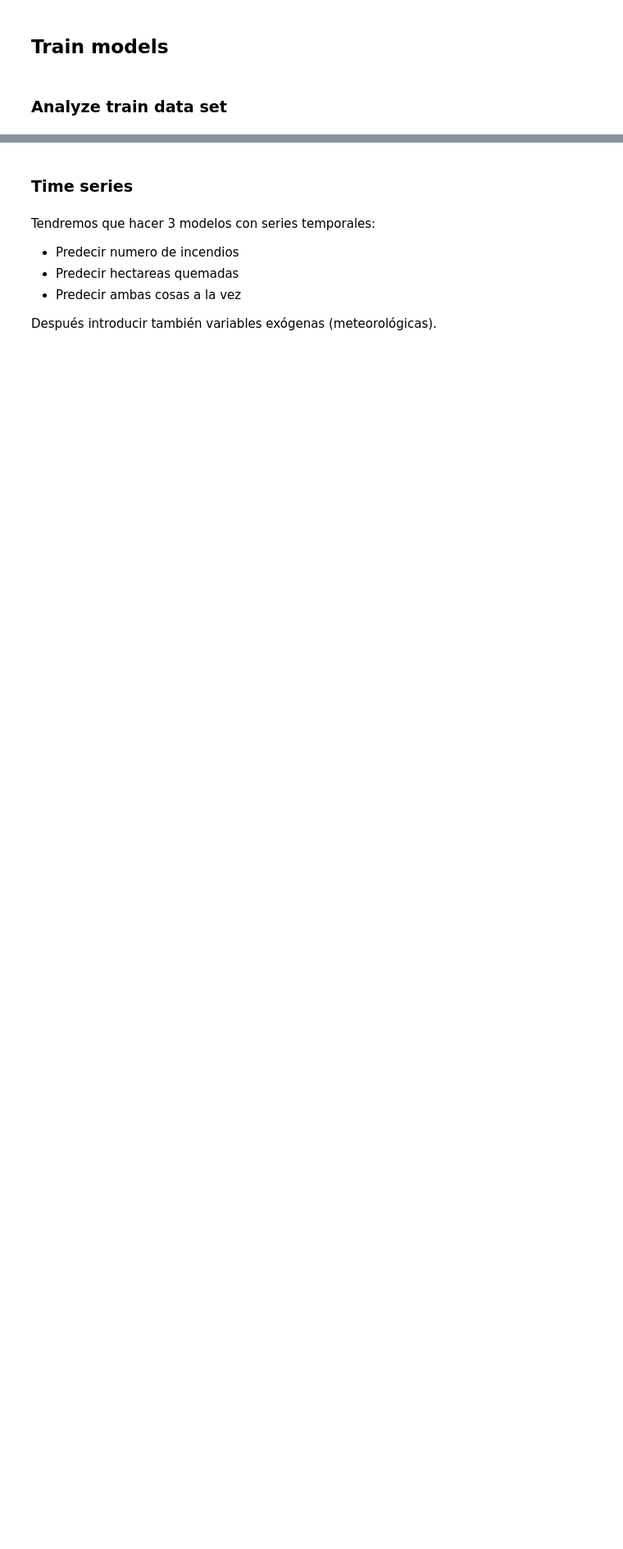
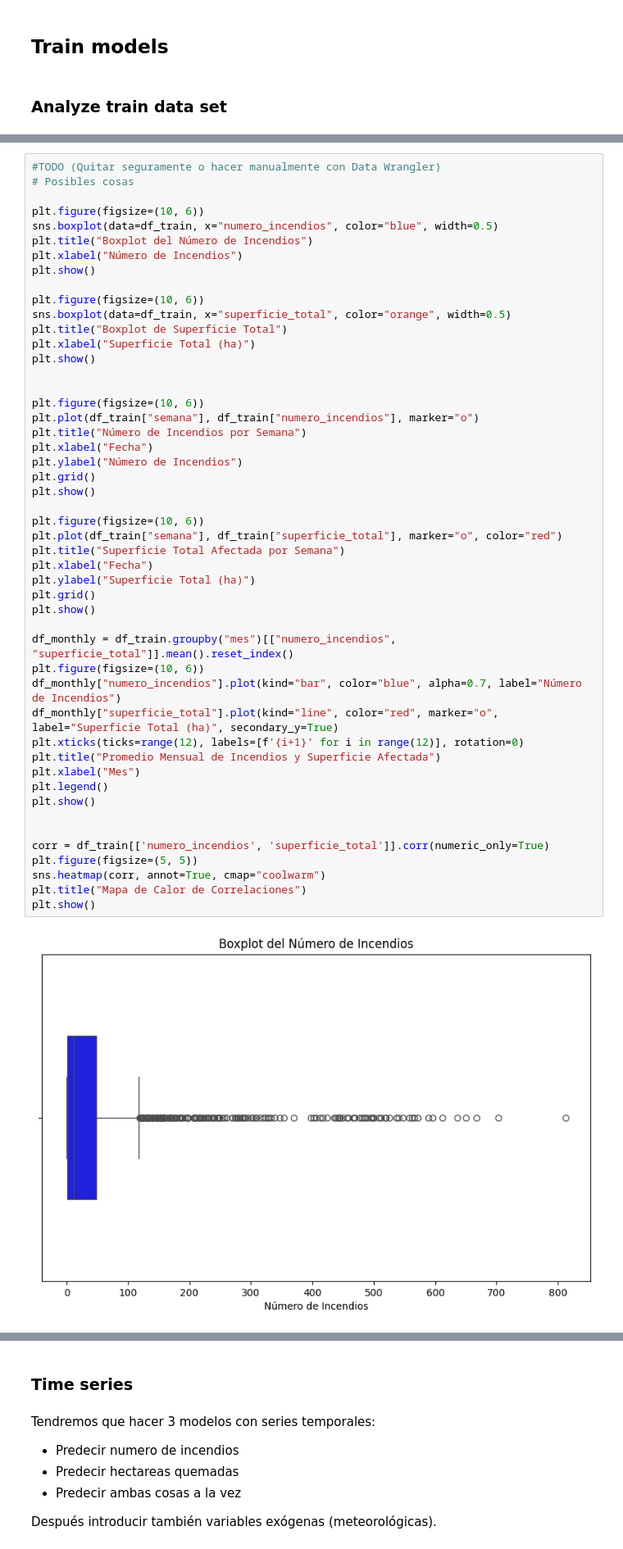
Before and after one commit to JozsefIvanGafo/4-Year-Q1-iao-project-Prediction-of-Forest-fires-in-Galicia-Spain2024-UC3M, a Jupyter notebook: prediction_time_series.ipynb, the cells around one changed output, grey strips where cells are left out. Shown at 82% size. Saved outputs shown, nothing was run; the diff lists cells and outputs as text; blank space fills up the shorter version.

```diff
--- a/prediction_time_series.ipynb
+++ b/prediction_time_series.ipynb
@@ -94,0 +129,51 @@ print(df_test.head(), "\n--------------\n", df_test.tail()) # No se usará hasta
+# %%
+#TODO (Quitar seguramente o hacer manualmente con Data Wrangler)
+# Posibles cosas
+
+plt.figure(figsize=(10, 6))
+sns.boxplot(data=df_train, x="numero_incendios", color="blue", width=0.5)
+plt.title("Boxplot del Número de Incendios")
+plt.xlabel("Número de Incendios")
+plt.show()
+
+plt.figure(figsize=(10, 6))
+sns.boxplot(data=df_train, x="superficie_total", color="orange", width=0.5)
+plt.title("Boxplot de Superficie Total")
+plt.xlabel("Superficie Total (ha)")
+plt.show()
+
+
+plt.figure(figsize=(10, 6))
+plt.plot(df_train["semana"], df_train["numero_incendios"], marker="o")
+plt.title("Número de Incendios por Semana")
+plt.xlabel("Fecha")
+plt.ylabel("Número de Incendios")
+plt.grid()
+plt.show()
+
+plt.figure(figsize=(10, 6))
+plt.plot(df_train["semana"], df_train["superficie_total"], marker="o", color="red")
+plt.title("Superficie Total Afectada por Semana")
+plt.xlabel("Fecha")
+plt.ylabel("Superficie Total (ha)")
+plt.grid()
+plt.show()
+
+df_monthly = df_train.groupby("mes")[["numero_incendios", "superficie_total"]].mean().reset_index()
+plt.figure(figsize=(10, 6))
+df_monthly["numero_incendios"].plot(kind="bar", color="blue", alpha=0.7, label="Número de Incendios")
+df_monthly["superficie_total"].plot(kind="line", color="red", marker="o", label="Superficie Total (ha)", secondary_y=True)
+plt.xticks(ticks=range(12), labels=[f'{i+1}' for i in range(12)], rotation=0)
+plt.title("Promedio Mensual de Incendios y Superficie Afectada")
+plt.xlabel("Mes")
+plt.legend()
+plt.show()
+
+
+corr = df_train[['numero_incendios', 'superficie_total']].corr(numeric_only=True)
+plt.figure(figsize=(5, 5))
+sns.heatmap(corr, annot=True, cmap="coolwarm")
+plt.title("Mapa de Calor de Correlaciones")
+plt.show()
+# %% [output]
+[figure, added]
```
Also changed, not shown: parts of 28 cells of this notebook.
